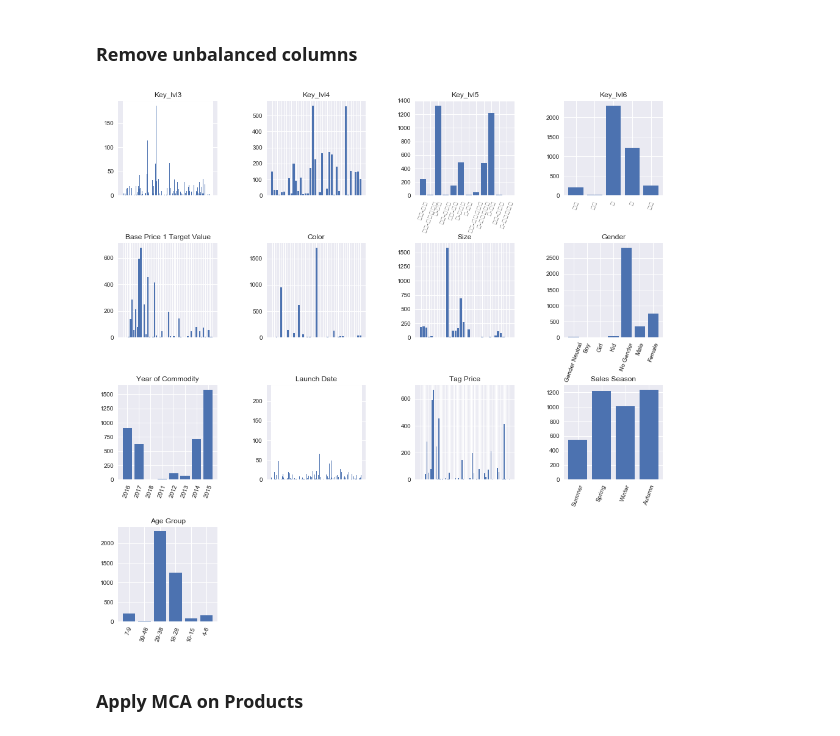
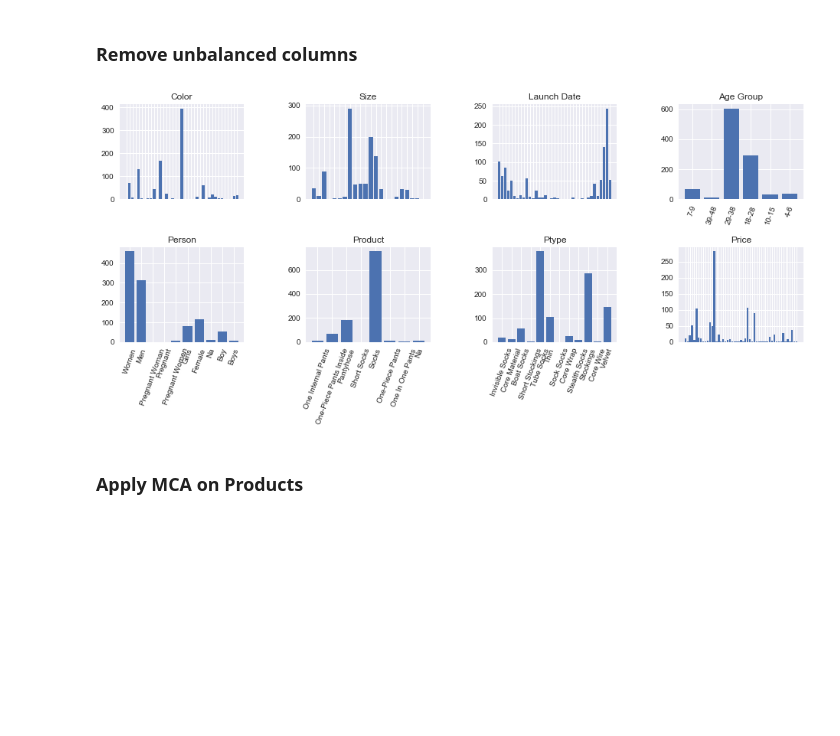
Before and after one commit to imad24/pc_clustering, a Jupyter notebook: notebooks/Cerf7/0.4-imad-cluster-analysis.ipynb, the cells around one changed output. Saved outputs shown, nothing was run; the diff lists cells and outputs as text; code cells hidden in the pictures; blank space fills up the shorter version.

```diff
--- a/notebooks/Cerf7/0.4-imad-cluster-analysis.ipynb
+++ b/notebooks/Cerf7/0.4-imad-cluster-analysis.ipynb
@@ -848,7 +832,7 @@ for c in clusters:
 features = all_features
 
 #get the clusters (actually its a range(1,nb_cluster))
-clusters = set(product_cluster['Cluster'].values)
+clusters = set(df['Cluster'].values)
 
 #dict to store each feater and freq for all the clusters
 features_clust_dist = dict()
@@ -866,7 +850,7 @@ pthreashold = 0.2
 clusters = set(product_cluster['Cluster'].values)
 
 features = all_features
-features = ["Key_lvl3"]
+features = ["Color"]
 
 for f in features:
     for c in clusters:
@@ -896,7 +894,7 @@ modalities_clust_dist = dict()
 
 for f in features:
     feature_sum=[]
-    modalities = set(product_cluster[f].values)
+    modalities = set(df[f].values)
     modalities_distribution=dict()
     for m in modalities:
         modality_distribution = np.zeros((nclusters+1))
@@ -917,13 +915,13 @@ nclusters = len(clusters)
 
 pthreashold = 0.2
 
-n_min_dist = 2
+n_min_dist = 4
 min_members = 5
 
 
 min_dust  = True
 for f in features:
-    modalities = set(product_cluster[f].values)
+    modalities = set(df[f].values)
     r = len(modalities)
     for m in modalities:
         modality_dist = modalities_clust_dist[f][m]
@@ -941,24 +945,24 @@ for f in features:
 # %% [markdown]
 ### Remove unbalanced columns
 # %%
-features_df = rw.iloc[:,2:-2]
+features_df = df.fillna("Na").drop("Cluster",axis=1).copy()
 
-
-plt.figure(figsize=(16,20))
+# features_df.info()
+plt.figure(figsize=(16,16))
 features = features_df.columns
 for i,f in enumerate(features):
     counts = features_df.groupby([f])[f].count().to_dict()
     dist = list(counts.values())
     keys = list(counts.keys())
     chisq, p = chisquare(dist)
     plt.subplot(5,4,i+1)
     plt.title("%s"%(f))
     plt.bar(range(len(keys)),dist)
     plt.xticks(range(len(keys)),keys,rotation=70)
     if len(keys)>20: plt.tick_params(axis='x', which='both', bottom=False, top=False, labelbottom=False)
 plt.subplots_adjust(wspace=0.5, hspace=0.5)
 plt.show()
 # %% [output]
-[figure, old version]
+[figure, new version]
 # %% [markdown]
 ### Apply MCA on Products
```
Also changed, not shown: parts of 23 cells of this notebook, 32 other files.
